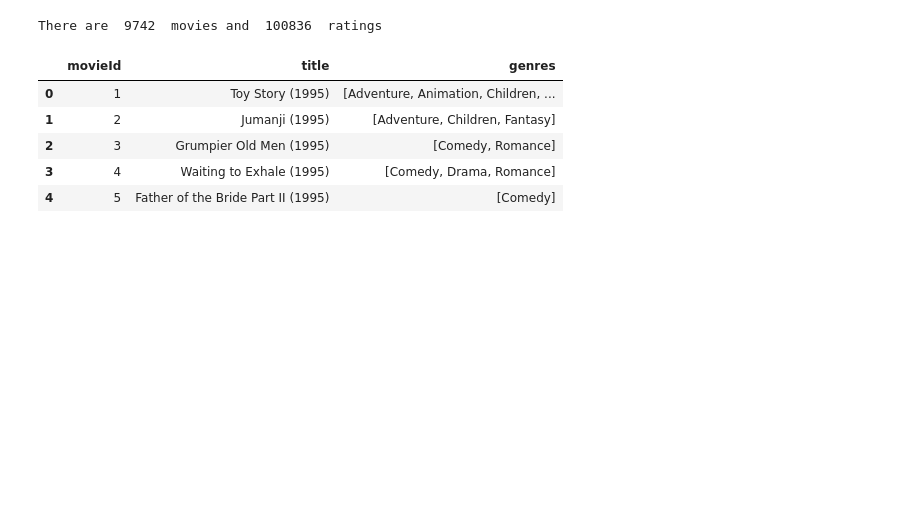
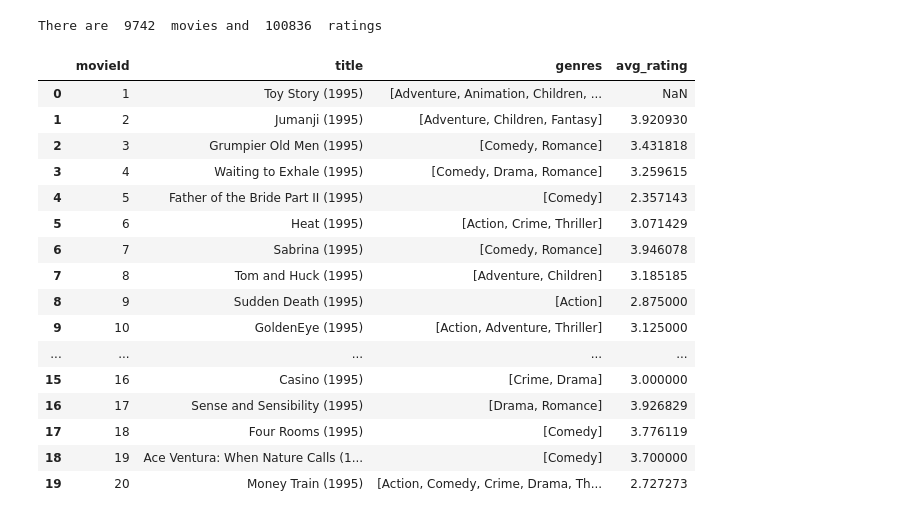
Before and after one commit to Xhst/atcs-fairness-recommendation, a Jupyter notebook: src/dataset_stats.ipynb, the cells around one changed output. Saved outputs shown, nothing was run; the diff lists cells and outputs as text; code cells hidden in the pictures; blank space fills up the shorter version.

```diff
--- a/src/dataset_stats.ipynb
+++ b/src/dataset_stats.ipynb
@@ -7,12 +7,23 @@ print('There are ', len(ds.movies_df), ' movies and ', len(ds.ratings_df), ' rat
 # %% [output]
 There are  9742  movies and  100836  ratings
 # %%
-ds.movies_df.head()
+ds.movies_df.head(20)
 # %% [output]
-|  | movieId | title | genres |
-| 0 | 1 | Toy Story (1995) | [Adventure, Animation, Children, ... |
-| 1 | 2 | Jumanji (1995) | [Adventure, Children, Fantasy] |
-| 2 | 3 | Grumpier Old Men (1995) | [Comedy, Romance] |
-| 3 | 4 | Waiting to Exhale (1995) | [Comedy, Drama, Romance] |
-| 4 | 5 | Father of the Bride Part II (1995) | [Comedy] |
+|  | movieId | title | genres | avg_rating |
+| 0 | 1 | Toy Story (1995) | [Adventure, Animation, Children, ... | NaN |
+| 1 | 2 | Jumanji (1995) | [Adventure, Children, Fantasy] | 3.920930 |
+| 2 | 3 | Grumpier Old Men (1995) | [Comedy, Romance] | 3.431818 |
+| 3 | 4 | Waiting to Exhale (1995) | [Comedy, Drama, Romance] | 3.259615 |
+| 4 | 5 | Father of the Bride Part II (1995) | [Comedy] | 2.357143 |
+| 5 | 6 | Heat (1995) | [Action, Crime, Thriller] | 3.071429 |
+| 6 | 7 | Sabrina (1995) | [Comedy, Romance] | 3.946078 |
+| 7 | 8 | Tom and Huck (1995) | [Adventure, Children] | 3.185185 |
+| 8 | 9 | Sudden Death (1995) | [Action] | 2.875000 |
+| 9 | 10 | GoldenEye (1995) | [Action, Adventure, Thriller] | 3.125000 |
+| ... | ... | ... | ... | ... |
+| 15 | 16 | Casino (1995) | [Crime, Drama] | 3.000000 |
+| 16 | 17 | Sense and Sensibility (1995) | [Drama, Romance] | 3.926829 |
+| 17 | 18 | Four Rooms (1995) | [Comedy] | 3.776119 |
+| 18 | 19 | Ace Ventura: When Nature Calls (1... | [Comedy] | 3.700000 |
+| 19 | 20 | Money Train (1995) | [Action, Comedy, Crime, Drama, Th... | 2.727273 |
 # %%
```
Also changed, not shown: parts of 4 cells of this notebook.
